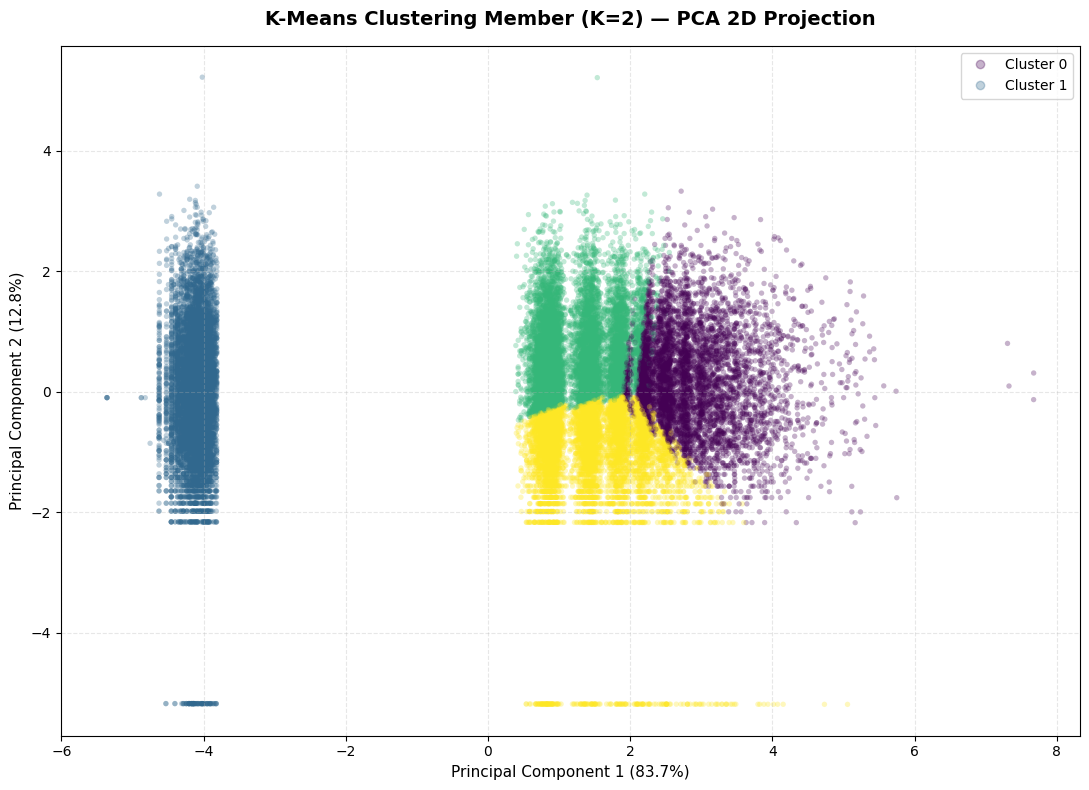
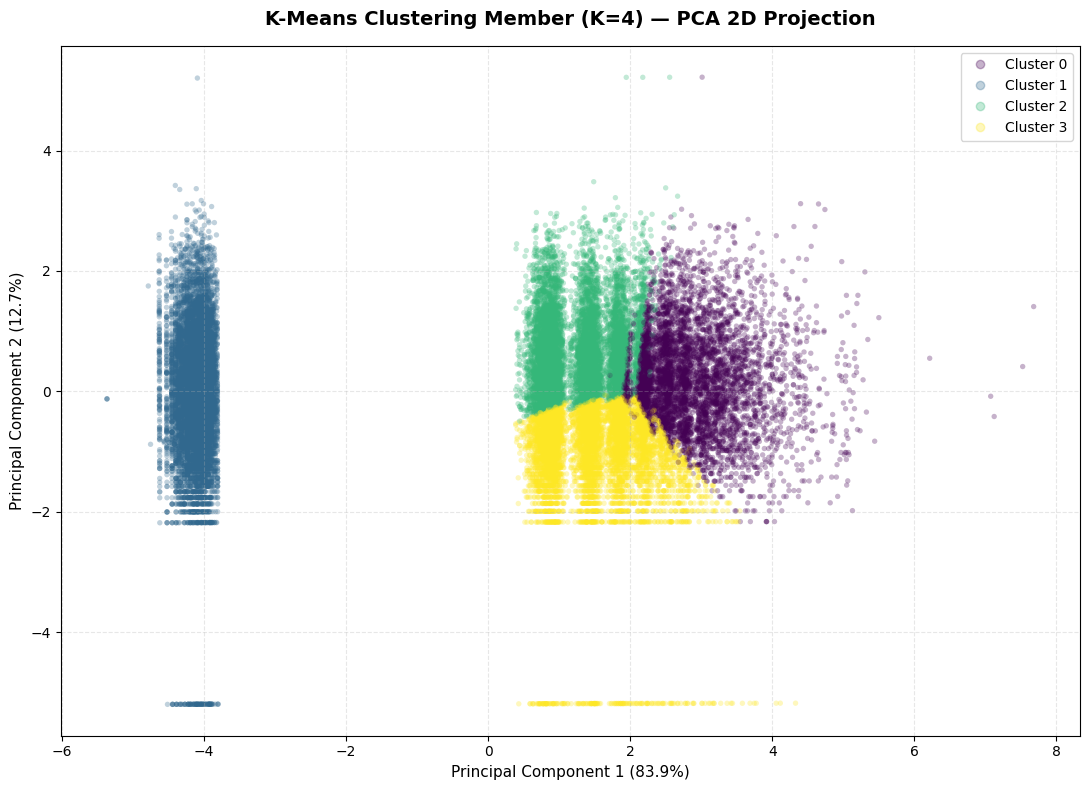
The notebook cell's code change between the first figure and the second:
--- before
+++ after
@@ -13,8 +13,8 @@
 ax.set_xlabel(f'Principal Component 1 ({explained_variance[0]:.1f}%)', fontsize=11)
 ax.set_ylabel(f'Principal Component 2 ({explained_variance[1]:.1f}%)', fontsize=11)
-plt.title(f'K-Means Clustering Member (K={optimal_k}) — PCA 2D Projection', fontsize=14, fontweight='bold', pad=15)
+plt.title(f'K-Means Clustering Member (K={4}) — PCA 2D Projection', fontsize=14, fontweight='bold', pad=15)
 
 handles, _ = scatter.legend_elements(prop='colors')
-legend_labels = [f'Cluster {i}' for i in range(optimal_k)]
+legend_labels = [f'Cluster {i}' for i in range(4)]
 ax.legend(handles, legend_labels, loc='upper right', frameon=True, facecolor='white')
 

Commit: backup